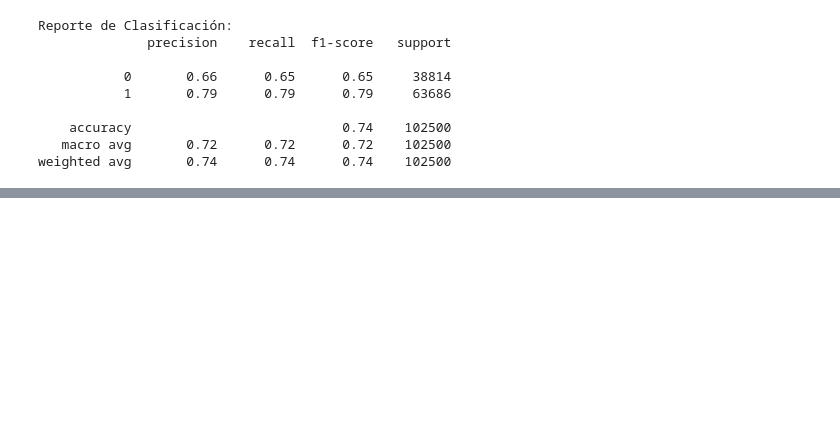
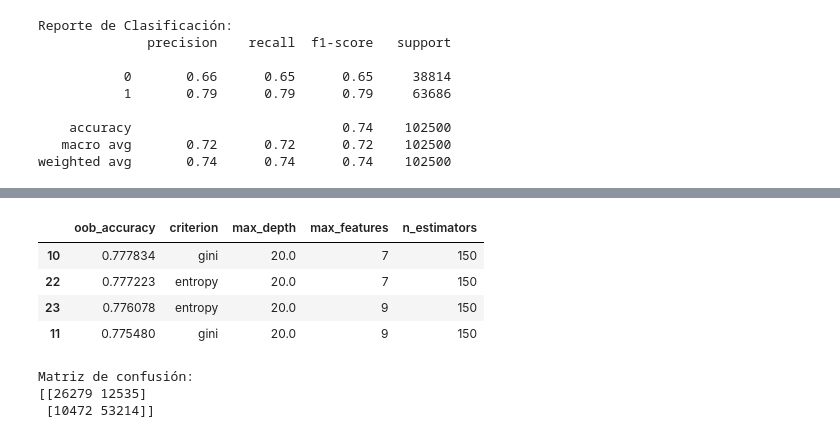
Before and after one commit to MelinaRG/PI-ML-DATA05, a Jupyter notebook: datathon.ipynb, the cells around one changed output, grey strips where cells are left out. Cells and saved outputs as stored; diff of their text form; code cells hidden in the pictures; blank space fills up the shorter version.

```diff
--- a/datathon.ipynb
+++ b/datathon.ipynb
@@ -230,0 +233,42 @@ Ahora si podemos pasar a predecir con nuetsro modelo la estadía de los paciente
+# %%
+# Grid de hiperparámetros evaluados
+
+param_grid = ParameterGrid(
+                {'n_estimators': [150],
+                 'max_features': [5, 7, 9],
+                 'max_depth'   : [None, 3, 10, 20],
+                 'criterion'   : ['gini', 'entropy']
+                }
+            )
+
+# Loop para ajustar un modelo con cada combinación de hiperparámetros
+
+resultados = {'params': [], 'oob_accuracy': []}
+
+for params in param_grid:
+
+    modelo = RandomForestClassifier(
+                oob_score    = True,
+                n_jobs       = -1,
+                random_state = 42,
+                ** params
+             )
+
+    modelo.fit(X_train, y_train)
+
+    resultados['params'].append(params)
+    resultados['oob_accuracy'].append(modelo.oob_score_)
+
+# Resultados
+
+resultados = pd.DataFrame(resultados)
+resultados = pd.concat([resultados, resultados['params'].apply(pd.Series)], axis=1)
+resultados = resultados.sort_values('oob_accuracy', ascending=False)
+resultados = resultados.drop(columns = 'params')
+resultados.head(4)
+# %% [output]
+|  | oob_accuracy | criterion | max_depth | max_features | n_estimators |
+| 10 | 0.777834 | gini | 20.0 | 7 | 150 |
+| 22 | 0.777223 | entropy | 20.0 | 7 | 150 |
+| 23 | 0.776078 | entropy | 20.0 | 9 | 150 |
+| 11 | 0.775480 | gini | 20.0 | 9 | 150 |
@@ -230,0 +279,9 @@ Ahora si podemos pasar a predecir con nuetsro modelo la estadía de los paciente
+# %%
+#Analizamos la matriz de confusión
+mat_c = confusion_matrix(y_test,prediction)
+print("Matriz de confusión:")
+print(mat_c)
+# %% [output]
+Matriz de confusión:
+[[26279 12535]
+ [10472 53214]]
```
Also changed, not shown: parts of 9 cells of this notebook, 1 other file.
